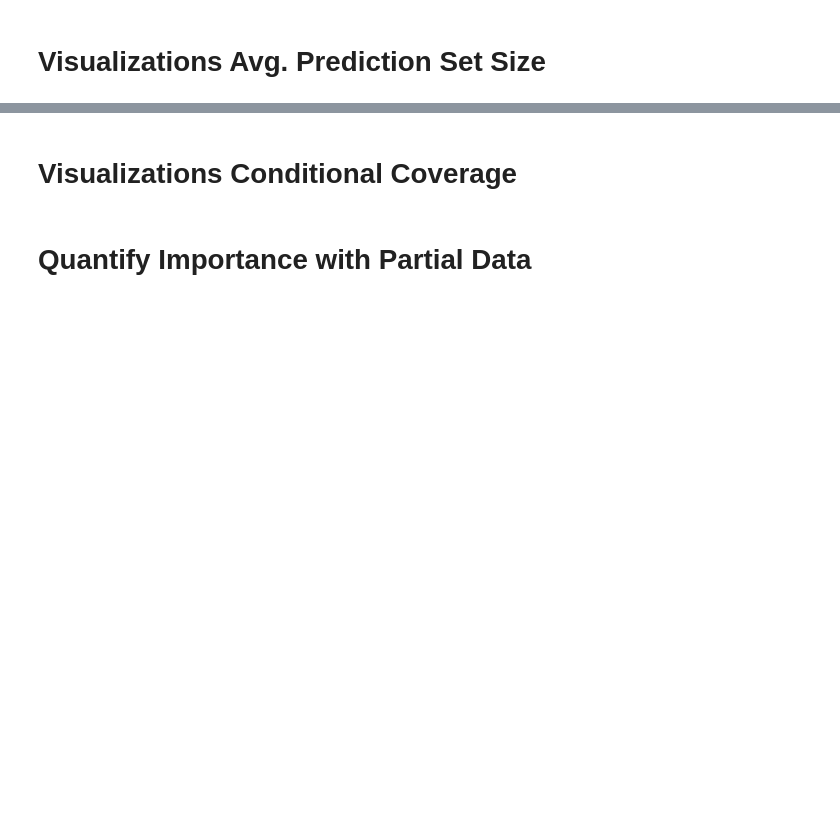
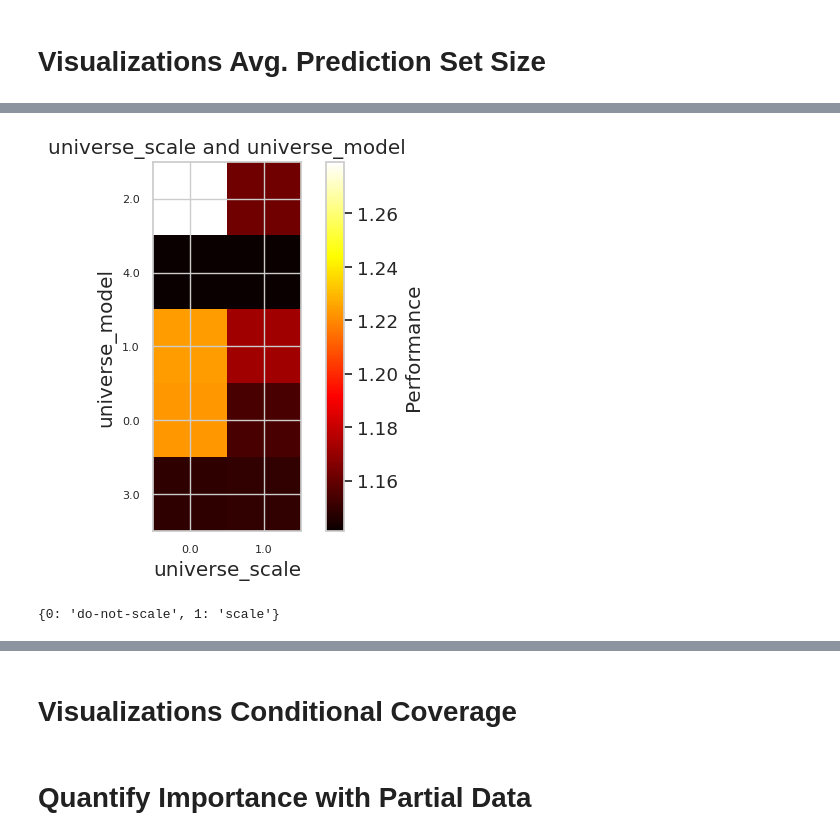
Before and after one commit to jsbroden/CMA_Fairness_v2, a Jupyter notebook: analysis_var_imp_overall.ipynb, the cells around one changed output, grey strips where cells are left out. Saved outputs shown, nothing was run; the diff lists cells and outputs as text; code cells hidden in the pictures; blank space fills up the shorter version.

Commit message:
visualizations

```diff
--- a/analysis_var_imp_overall.ipynb
+++ b/analysis_var_imp_overall.ipynb
@@ -411,4 +414,5 @@ from fanova import visualizer
 vis = visualizer.Visualizer(m_fanova.fanova, m_fanova.configuration_space, directory = str(CP_DIR))
 # %%
 # Plot 2D pairwise marginal
-vis.plot_pairwise_marginal(['universe_training_size', 'universe_model'])
+vis.plot_pairwise_marginal(['universe_scale', 'universe_model'])
+# %% [output]
@@ -415,6 +420,7 @@ vis.plot_pairwise_marginal(['universe_training_size', 'universe_model'])
+[figure, added]
 # %%
 # Recover mapping
-col = "universe_model"
+col = "universe_scale"
 original_labels = df_agg[col].unique()
 
 # Get corresponding numeric codes
@@ -426,6 +432,8 @@ label_map = dict(zip(le.transform(original_labels), original_labels))
 # Sort by code
 label_map = dict(sorted(label_map.items()))
 print(label_map)
+# %% [output]
+{0: 'do-not-scale', 1: 'scale'}
 # %%
 # Heatmap avg. prediction set size
 
```
Also changed, not shown: parts of 15 cells of this notebook, 6 other files.
